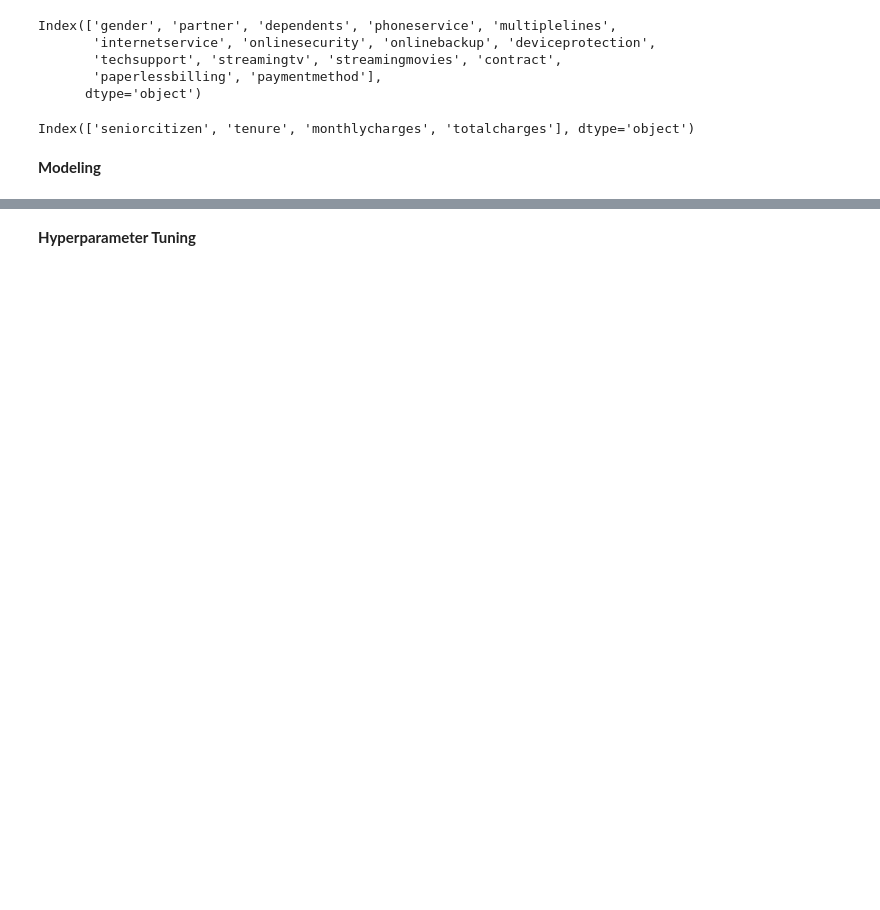
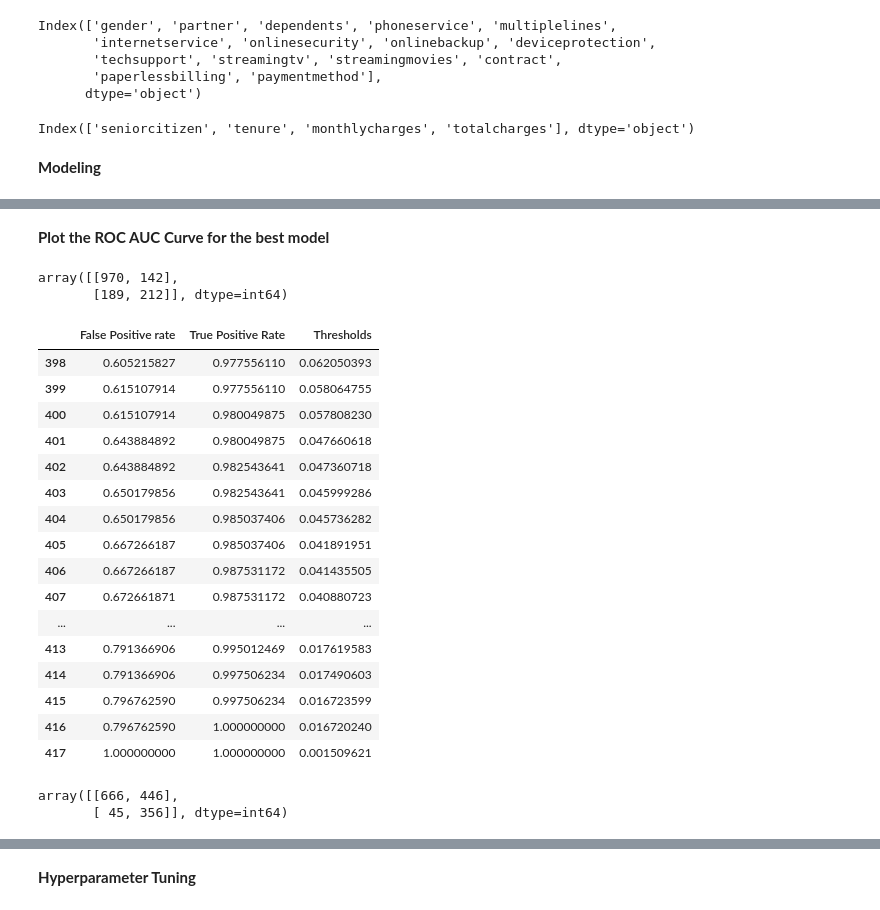
Before and after one commit to MoIdris/Customer-Churn-Prediction, a Jupyter notebook: Notebook/Customer_churn.ipynb, the cells around one changed output, grey strips where cells are left out. Saved outputs shown, nothing was run; the diff lists cells and outputs as text; code cells hidden in the pictures; blank space fills up the shorter version.

```diff
--- a/Notebook/Customer_churn.ipynb
+++ b/Notebook/Customer_churn.ipynb
@@ -1410,0 +1520,3 @@ preprocessor = ColumnTransformer(transformers=[
+# %%
+# Services columns
+services = ['onlinesecurity', 'onlinebackup', 'deviceprotection', 'techsupport', 'streamingtv', 'streamingmovies']
@@ -1412,0 +2076,13 @@ preprocessor = ColumnTransformer(transformers=[
+# %%
+# Get the performance of each model with the best hyperparameters
+def get_best_models(search_objects):
+    best_models = {}
+    best_scores = {}
+    for model_name, search in search_objects.items():
+        best_model = search.best_estimator_
+        best_model_score = search.best_score_
+        best_models[model_name] = best_model
+        best_scores[model_name] = best_model_score
+    return best_models, best_scores
+
+best_models, best_scores = get_best_models(search_objects)
@@ -1412,0 +2207,16 @@ preprocessor = ColumnTransformer(transformers=[
+# %%
+# Create a DataFrame to use with Plotly Express
+df_best_models = pd.DataFrame(best_scores.items(), columns=['model_name', 'f1_score'])
+
+df_best_models = df_best_models.sort_values(by='f1_score', ascending=True)
+
+# Create the bar chart using Plotly Express
+fig = px.bar(
+    df_best_models, x='f1_score', y='model_name',
+    labels={'f1_score': 'Best score (f1_weighted)', 'model_name': 'Model Name'},
+    title='Comparing models using best hyperparameters from GridSearch CV',
+    orientation='h'
+)
+
+# Show the plot
+fig.show()
@@ -1412,0 +2295,6 @@ preprocessor = ColumnTransformer(transformers=[
+# %%
+mask = df_best_models['f1_score'] == df_best_models['f1_score'].max()
+best_model_score = df_best_models[mask]
+best_model_name = best_model_score['model_name'].iloc[0]
+best_model = best_models[best_model_name]
+best_model
@@ -1412,0 +2397,2 @@ preprocessor = ColumnTransformer(transformers=[
+# %% [markdown]
+**Plot the ROC AUC Curve for the best model**
@@ -1412,0 +2424,37 @@ preprocessor = ColumnTransformer(transformers=[
+# %%
+all_confusion_matrix[best_model_name]
+# %% [output]
+array([[970, 142],
+       [189, 212]], dtype=int64)
+# %%
+
+all_roc_data[best_model_name].tail(20).style.format("{:.9f}")
+# %% [output]
+|  | False Positive rate | True Positive Rate | Thresholds |
+| 398 | 0.605215827 | 0.977556110 | 0.062050393 |
+| 399 | 0.615107914 | 0.977556110 | 0.058064755 |
+| 400 | 0.615107914 | 0.980049875 | 0.057808230 |
+| 401 | 0.643884892 | 0.980049875 | 0.047660618 |
+| 402 | 0.643884892 | 0.982543641 | 0.047360718 |
+| 403 | 0.650179856 | 0.982543641 | 0.045999286 |
+| 404 | 0.650179856 | 0.985037406 | 0.045736282 |
+| 405 | 0.667266187 | 0.985037406 | 0.041891951 |
+| 406 | 0.667266187 | 0.987531172 | 0.041435505 |
+| 407 | 0.672661871 | 0.987531172 | 0.040880723 |
+| ... | ... | ... | ... |
+| 413 | 0.791366906 | 0.995012469 | 0.017619583 |
+| 414 | 0.791366906 | 0.997506234 | 0.017490603 |
+| 415 | 0.796762590 | 0.997506234 | 0.016723599 |
+| 416 | 0.796762590 | 1.000000000 | 0.016720240 |
+| 417 | 1.000000000 | 1.000000000 | 0.001509621 |
+# %%
+threshold = 0.164851692 # STrue Positive Rate 0.910112360
+
+y_pred_proba = best_model.predict_proba(X_test)[:,1]
+
+binary_predictions = (y_pred_proba > threshold).astype(int)
+threshold_matrix = confusion_matrix(y_test_encoded, binary_predictions)
+threshold_matrix
+# %% [output]
+array([[666, 446],
+       [ 45, 356]], dtype=int64)
```
Also changed, not shown: parts of 122 cells of this notebook, 25 other files.
